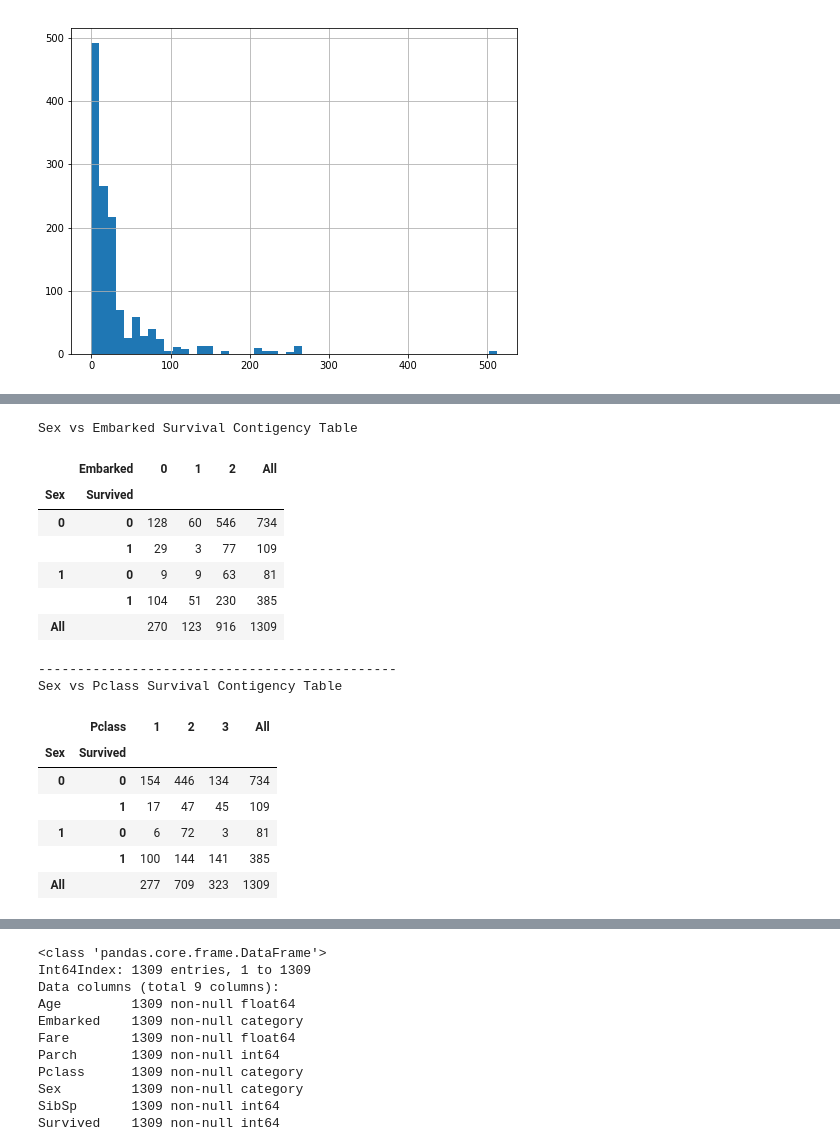
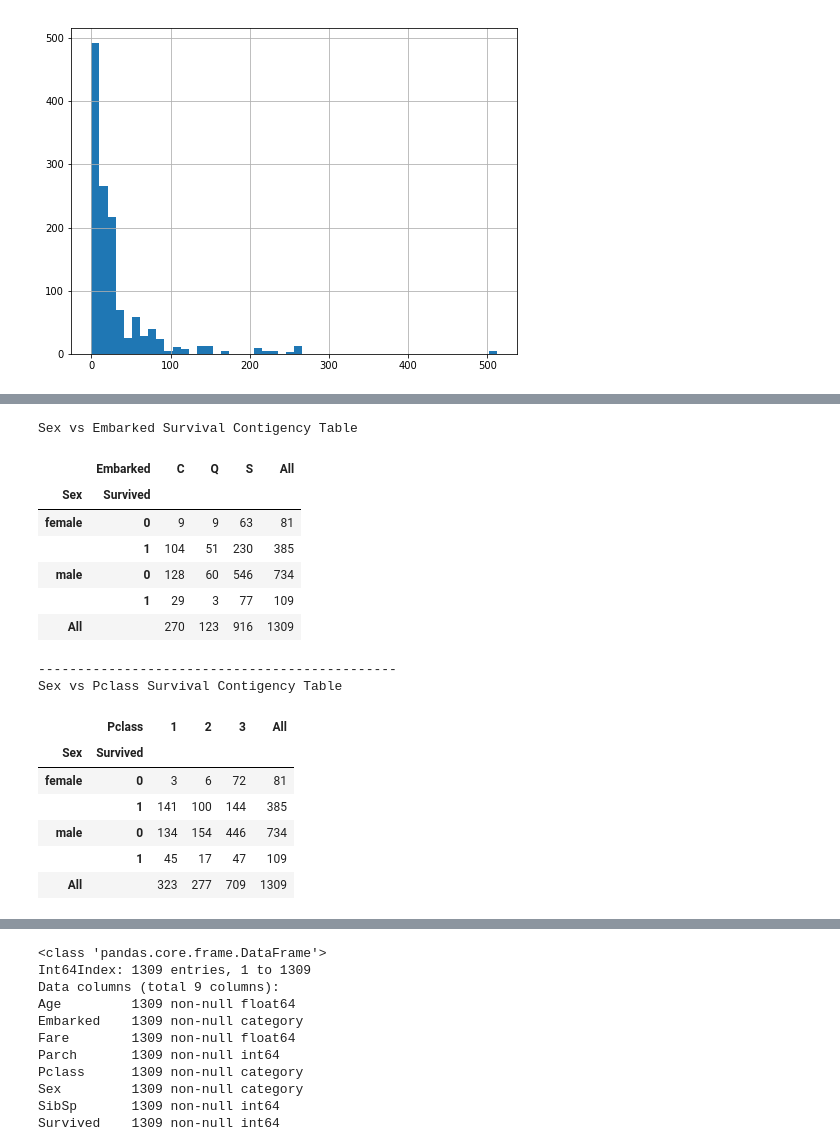
Before and after one commit to CoolGIRLCOCO/Project-Titantic-Survival-Prediction-ToBContinuted, a Jupyter notebook: Predict Survival on Titanic Datasets Using Classification Methods(Part 1).ipynb, the cells around one changed output, grey strips where cells are left out. Saved outputs shown, nothing was run; the diff lists cells and outputs as text; code cells hidden in the pictures.

```diff
--- a/Predict Survival on Titanic Datasets Using Classification Methods(Part 1).ipynb
+++ b/Predict Survival on Titanic Datasets Using Classification Methods(Part 1).ipynb
@@ -220,10 +220,11 @@ Title names:  ['Mr' 'Mrs' 'Miss' 'Master' 'Don' 'Rev' 'Dr' 'Mme' 'Ms' 'Major' 'L
 # %% [markdown]
 From the boxplot above, we find most passengers are called using 4 titles 'Mr' 'Mrs' 'Miss' 'Master', we consider to group all non-common titles into 'Others' group. Meanwhile, there are some synonyms, such as 'Ms' 'Miss' and 'Mme' are the same as 'Mrs'. we need to convert them into the same titles.
 # %%
-Titanic0['Title'] = Titanic0['Title'].replace(['Don','Rev','Dr','Major','Lady','Sir','Col','Capt','Countess','Jonkheer','Dona'], 'Others')
+Titanic0['Title'] = Titanic0['Title'].replace(['Don','Rev','Dr','Major','Lady','Col','Capt','Countess','Jonkheer','Dona'], 'Others')
 Titanic0['Title'] = Titanic0['Title'].replace('Mlle', 'Miss')
 Titanic0['Title'] = Titanic0['Title'].replace('Ms', 'Miss')
 Titanic0['Title'] = Titanic0['Title'].replace('Mme', 'Mrs')
+Titanic0['Title'] = Titanic0['Title'].replace('Sir', 'Mr')
 sns.countplot('Title',data=Titanic0)
 # %% [output]
 <matplotlib.axes._subplots.AxesSubplot at 0x...>
@@ -558,38 +799,38 @@ Sex
 # %%
 print('Sex vs Embarked Survival Contigency Table')
-Table1 = pd.crosstab([Titanic4.Sex,Titanic.Survived],
-                     [Titanic4.Embarked],margins=True)
+Table1 = pd.crosstab([Titanic5.Sex,Titanic.Survived],
+                     [Titanic5.Embarked],margins=True)
 display(Table1.style.background_gradient(cmap='summer_r'))
 print('----------------------------------------------')
 print('Sex vs Pclass Survival Contigency Table')
-Table2 = pd.crosstab([Titanic4.Sex,Titanic.Survived],
-                     [Titanic4.Pclass],margins=True)
+Table2 = pd.crosstab([Titanic5.Sex,Titanic.Survived],
+                     [Titanic5.Pclass],margins=True)
 display(Table2.style.background_gradient(cmap='summer_r'))
 # from IPython.display import display_html
 # def display_side_by_side(*args):
 #    html_str=''
 #    for df in args:
 #        html_str+=df.to_html()
 #    display_html(html_str.replace('table','table style="display:inline"'),raw=True)
 # display_side_by_side(Table1,Table2)
 # %% [output]
 Sex vs Embarked Survival Contigency Table
-|  | Embarked | 0 | 1 | 2 | All |
+|  | Embarked | C | Q | S | All |
 | Sex | Survived |  |  |  |  |
-| 0 | 0 | 128 | 60 | 546 | 734 |
+| female | 0 | 9 | 9 | 63 | 81 |
+|  | 1 | 104 | 51 | 230 | 385 |
+| male | 0 | 128 | 60 | 546 | 734 |
 |  | 1 | 29 | 3 | 77 | 109 |
-| 1 | 0 | 9 | 9 | 63 | 81 |
-|  | 1 | 104 | 51 | 230 | 385 |
 | All |  | 270 | 123 | 916 | 1309 |
 ----------------------------------------------
 Sex vs Pclass Survival Contigency Table
 |  | Pclass | 1 | 2 | 3 | All |
 | Sex | Survived |  |  |  |  |
-| 0 | 0 | 154 | 446 | 134 | 734 |
-|  | 1 | 17 | 47 | 45 | 109 |
-| 1 | 0 | 6 | 72 | 3 | 81 |
-|  | 1 | 100 | 144 | 141 | 385 |
-| All |  | 277 | 709 | 323 | 1309 |
+| female | 0 | 3 | 6 | 72 | 81 |
+|  | 1 | 141 | 100 | 144 | 385 |
+| male | 0 | 134 | 154 | 446 | 734 |
+|  | 1 | 45 | 17 | 47 | 109 |
+| All |  | 323 | 277 | 709 | 1309 |
 # %% [markdown]
 From the Contigency table and plots shown above, we have some interesting discoveries:
 
```
Also changed, not shown: parts of 22 cells of this notebook.
